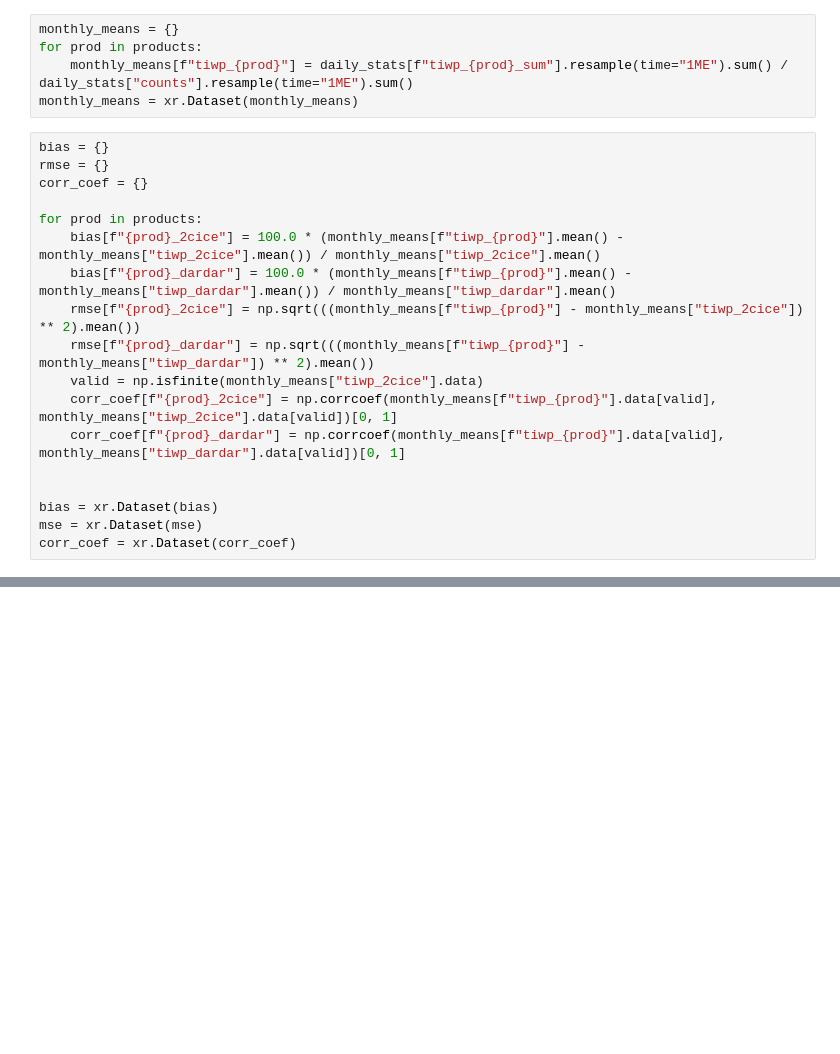
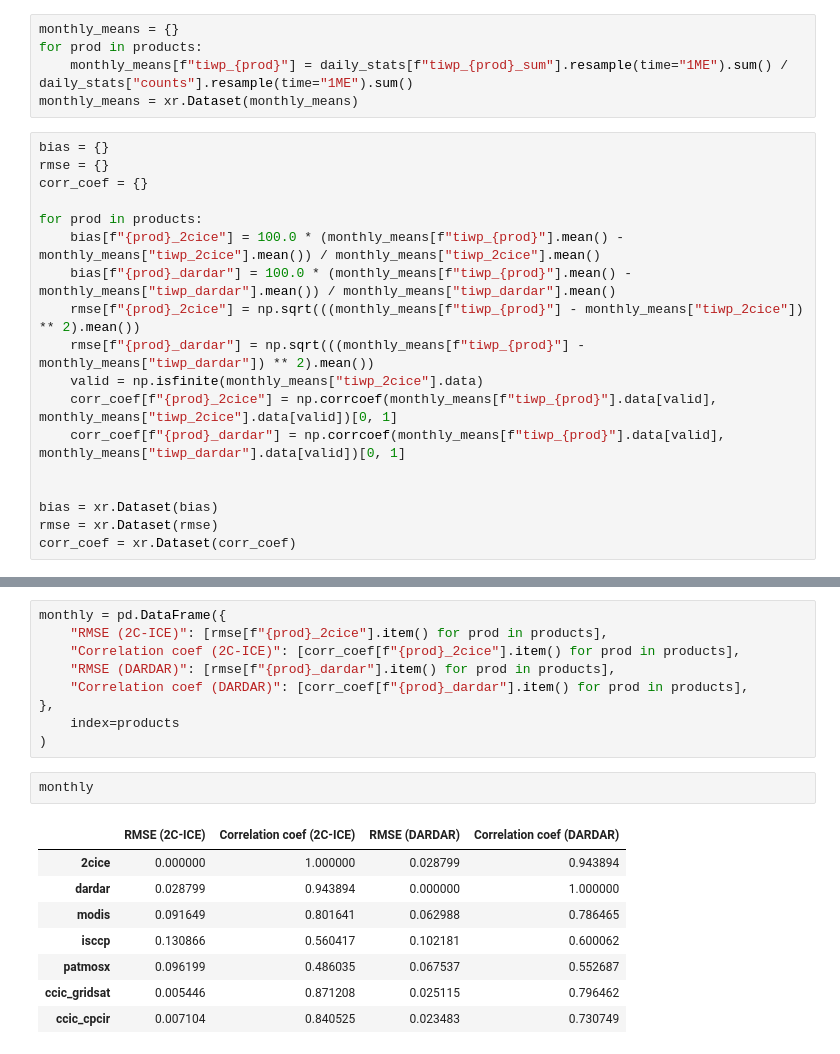
Before and after one commit to SEE-GEO/ccic_climate_record_analysis, a Jupyter notebook: notebooks/cloudsat_collocations/preprocessing_and_analysis.ipynb, the cells around one changed output, grey strips where cells are left out. Cells and saved outputs as stored; diff of their text form; blank space fills up the shorter version.

```diff
--- a/notebooks/cloudsat_collocations/preprocessing.ipynb
+++ b/notebooks/cloudsat_collocations/preprocessing_and_analysis.ipynb
@@ -700,5 +783,5 @@ for prod in products:
 
 
 bias = xr.Dataset(bias)
-mse = xr.Dataset(mse)
+rmse = xr.Dataset(rmse)
 corr_coef = xr.Dataset(corr_coef)
@@ -792,0 +788,20 @@ fig.savefig("../../figures/matched_monthly_iwp.pdf")
+# %%
+monthly = pd.DataFrame({
+    "RMSE (2C-ICE)": [rmse[f"{prod}_2cice"].item() for prod in products],
+    "Correlation coef (2C-ICE)": [corr_coef[f"{prod}_2cice"].item() for prod in products],
+    "RMSE (DARDAR)": [rmse[f"{prod}_dardar"].item() for prod in products],
+    "Correlation coef (DARDAR)": [corr_coef[f"{prod}_dardar"].item() for prod in products],
+},
+    index=products
+)
+# %%
+monthly
+# %% [output]
+|  | RMSE (2C-ICE) | Correlation coef (2C-ICE) | RMSE (DARDAR) | Correlation coef (DARDAR) |
+| 2cice | 0.000000 | 1.000000 | 0.028799 | 0.943894 |
+| dardar | 0.028799 | 0.943894 | 0.000000 | 1.000000 |
+| modis | 0.091649 | 0.801641 | 0.062988 | 0.786465 |
+| isccp | 0.130866 | 0.560417 | 0.102181 | 0.600062 |
+| patmosx | 0.096199 | 0.486035 | 0.067537 | 0.552687 |
+| ccic_gridsat | 0.005446 | 0.871208 | 0.025115 | 0.796462 |
+| ccic_cpcir | 0.007104 | 0.840525 | 0.023483 | 0.730749 |
```
Also changed, not shown: parts of 36 cells of this notebook.
